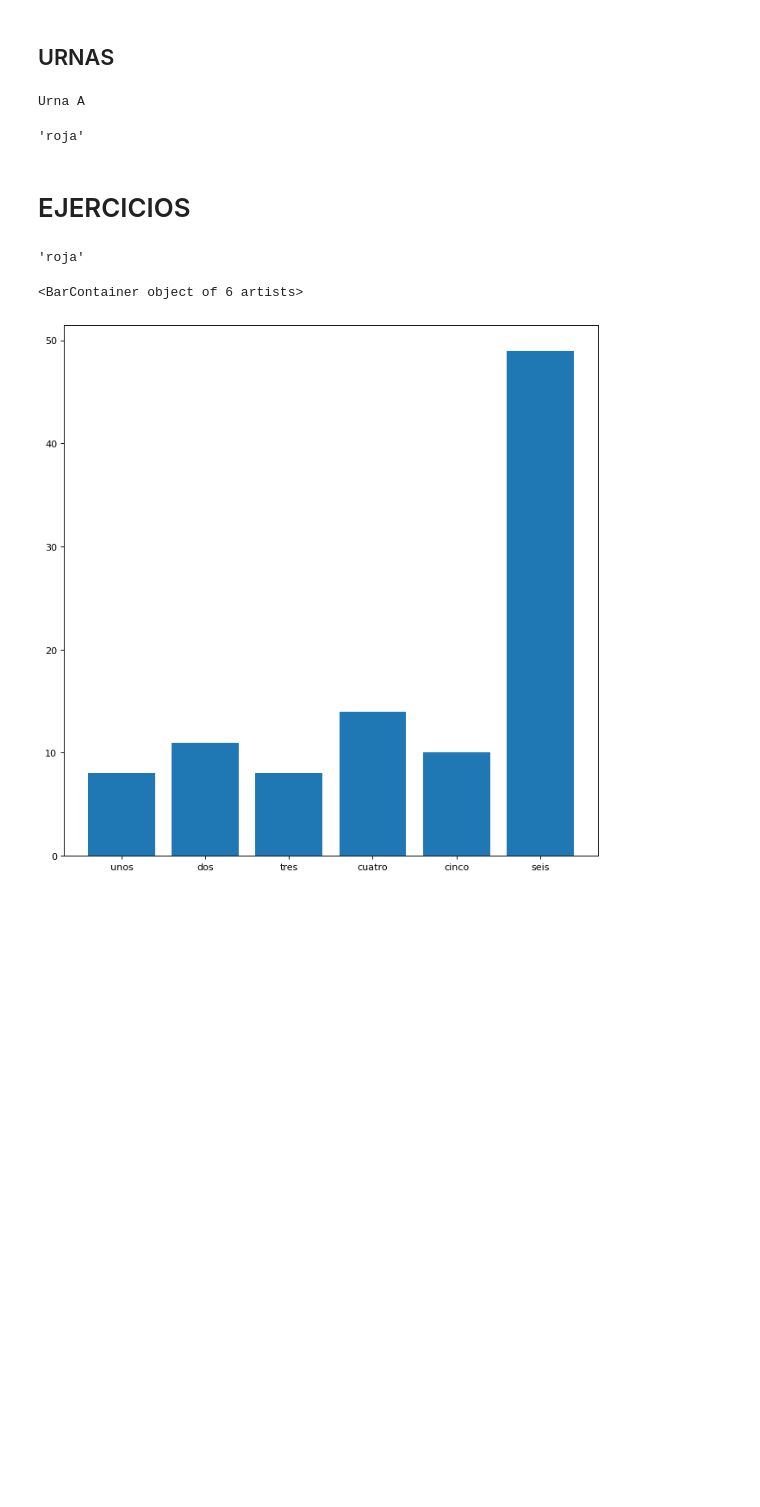
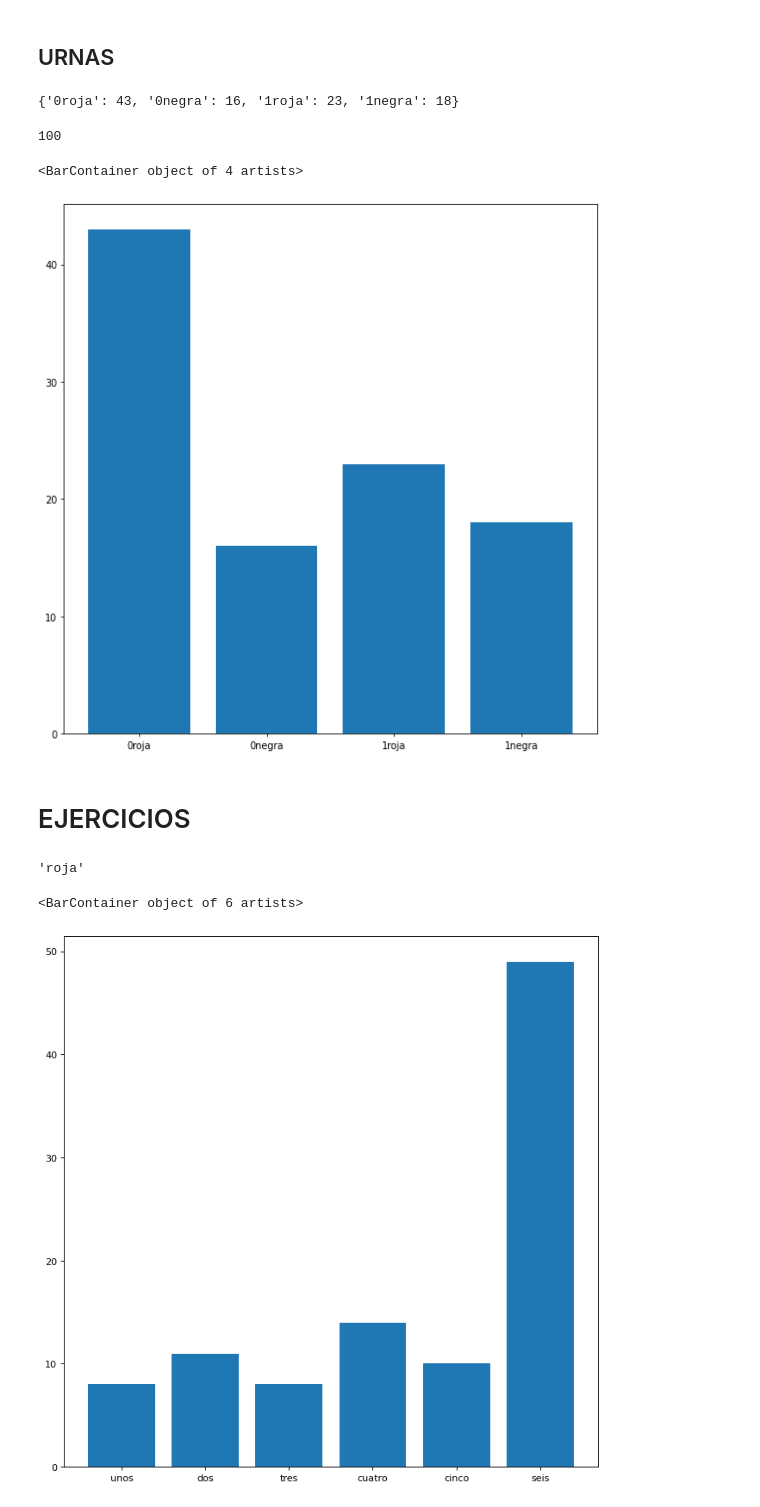
Before and after one commit to Crisel8a/Probabilidad, a Jupyter notebook: Proba_Python.ipynb, the cells around one changed output. Cells and saved outputs as stored; diff of their text form; code cells hidden in the pictures; blank space fills up the shorter version.

```diff
--- a/Proba_Python.ipynb
+++ b/Proba_Python.ipynb
@@ -510,30 +510,44 @@ plt.bar(parejas.keys(), parejas.values())
 # %% [markdown]
 ## URNAS
 # %%
+from random import choice, randint
+
 A = ["roja"]*2 + ["negra"]
 B = ["roja"]*101 + ["negra"]*100
 
-from random import choice
-
 urnas = [A,B]
 
-urna = choice(urnas)
-urna
+n = 100
+cuenta = {
+        '0roja':0,
+        '0negra':0,
+        '1roja':0,
+        '1negra':0
+}
 
-for elemento in urna:
-    bola = choice(urna)
+for i in range(n):
+    pos = randint(0,1)
+    urna = urnas[pos] #eligiendo random A o B
 
-urna=urnas.index(urna)
+    bola = choice(urna) #eligo un elemento random de A o B
 
-if urna == 0:
-    print("Urna A")
-else:
-    print("Urna B")
-
-bola
+    cuenta[f'{pos}{bola}'] += 1
-# %% [output]
-Urna A
-'roja'
+# %%
+cuenta
+# %% [output]
+{'0roja': 43, '0negra': 16, '1roja': 23, '1negra': 18}
+# %%
+sum(suma)
+# %% [output]
+100
+# %%
+# draw a figure
+
+figure(figsize=(10,10), dpi=70)
+plt.bar(cuenta.keys(), cuenta.values())
+# %% [output]
+<BarContainer object of 4 artists>
+[figure, added]
 # %% [markdown]
 # EJERCICIOS
 # %%
```
Also changed, not shown: parts of 12 cells of this notebook.
